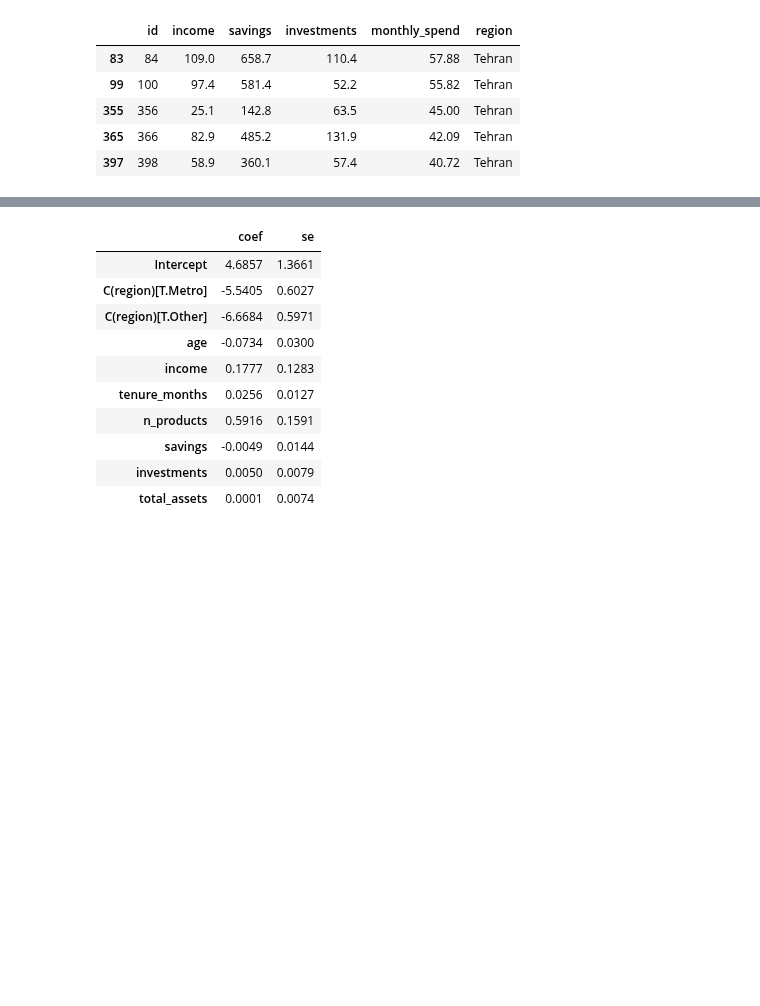
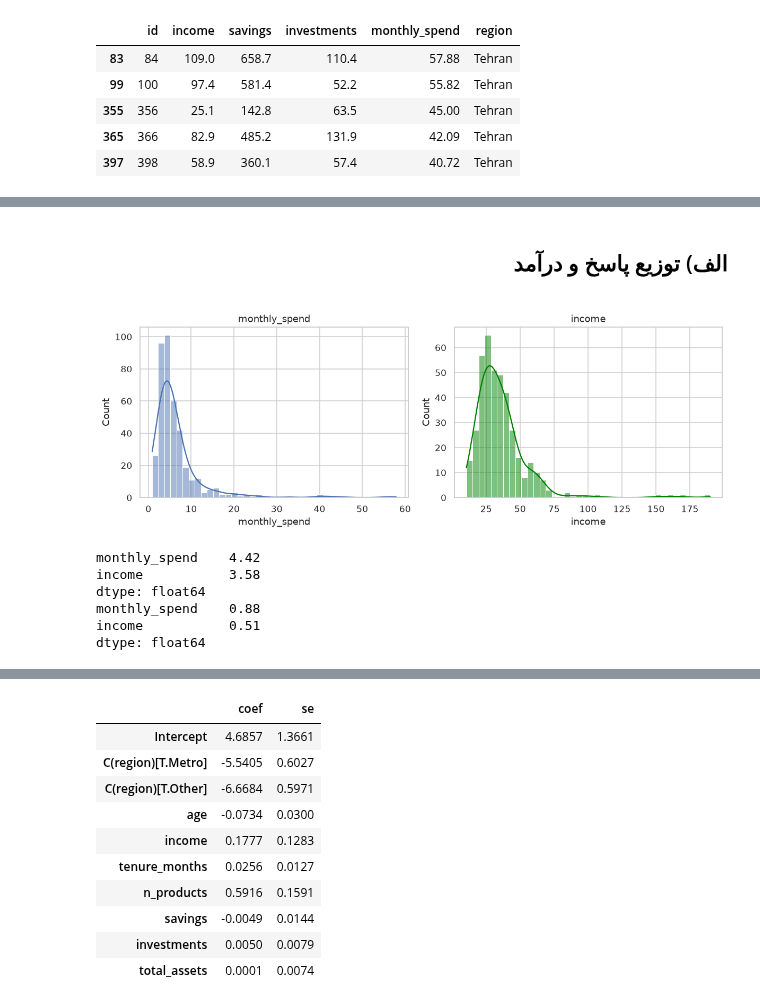
Before and after one commit to KiarashAkbari/ML-CHALLENGE, a Jupyter notebook: term-3/answers/quiz-1-answer/quiz-1-answer.ipynb, the cells around one changed output, grey strips where cells are left out. Drawn from its saved outputs; the diff is of its cells as text; code cells hidden in the pictures; blank space fills up the shorter version.

```diff
--- a/term-3/answers/quiz-1-answer/quiz-1-answer.ipynb
+++ b/term-3/answers/quiz-1-answer/quiz-1-answer.ipynb
@@ -515,0 +251,24 @@ dtype: float64
+# %% [markdown]
+<div dir="rtl" style="text-align: right;">
+
+## الف) توزیع پاسخ و درآمد
+
+</div>
+# %%
+fig, ax = plt.subplots(1, 2, figsize=(11, 4))
+sns.histplot(df['monthly_spend'], bins=40, kde=True, ax=ax[0])
+sns.histplot(df['income'], bins=40, kde=True, ax=ax[1], color='green')
+ax[0].set_title('monthly_spend'); ax[1].set_title('income')
+plt.tight_layout()
+plt.show()
+
+print(df[['monthly_spend', 'income']].skew().round(2))
+print(np.log(df[['monthly_spend', 'income']]).skew().round(2))
+# %% [output]
+[figure, added]
+monthly_spend    4.42
+income           3.58
+dtype: float64
+monthly_spend    0.88
+income           0.51
+dtype: float64
```
Also changed, not shown: parts of 176 cells of this notebook, 4 other files.
